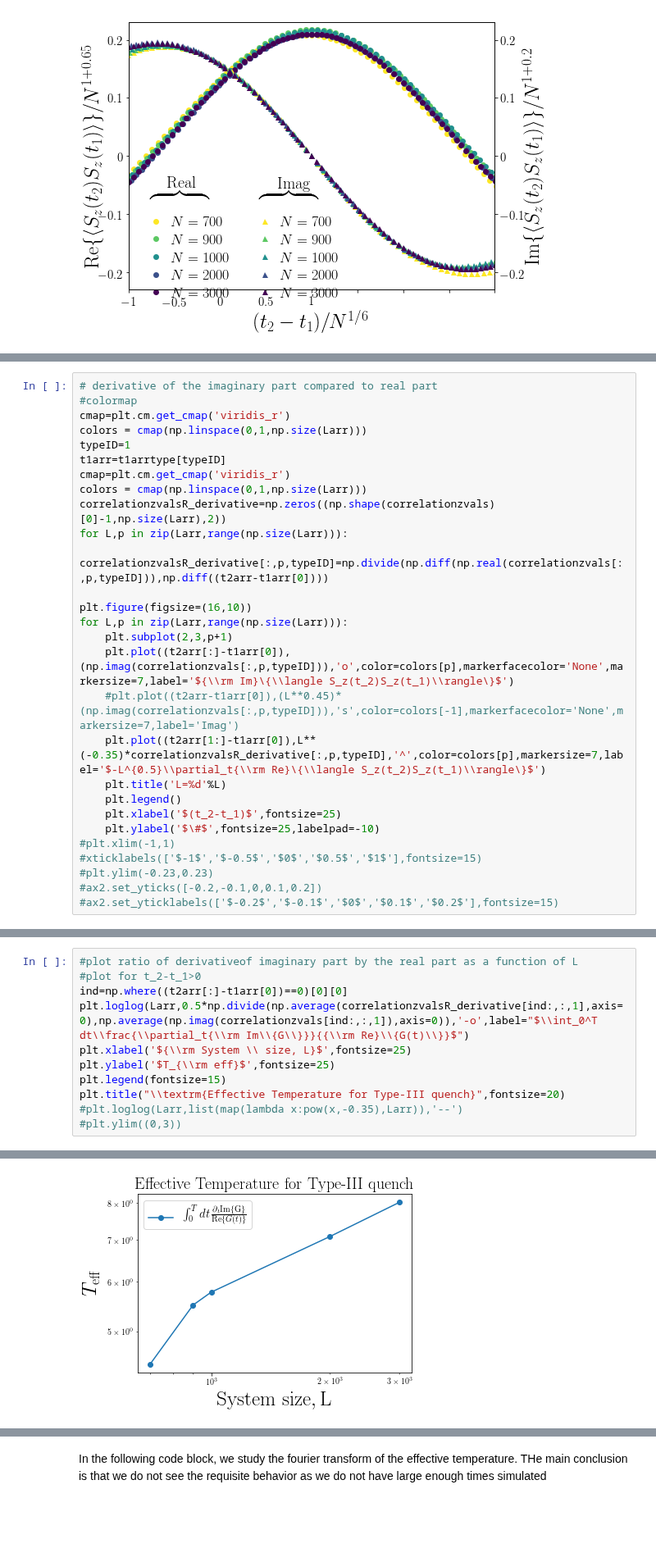
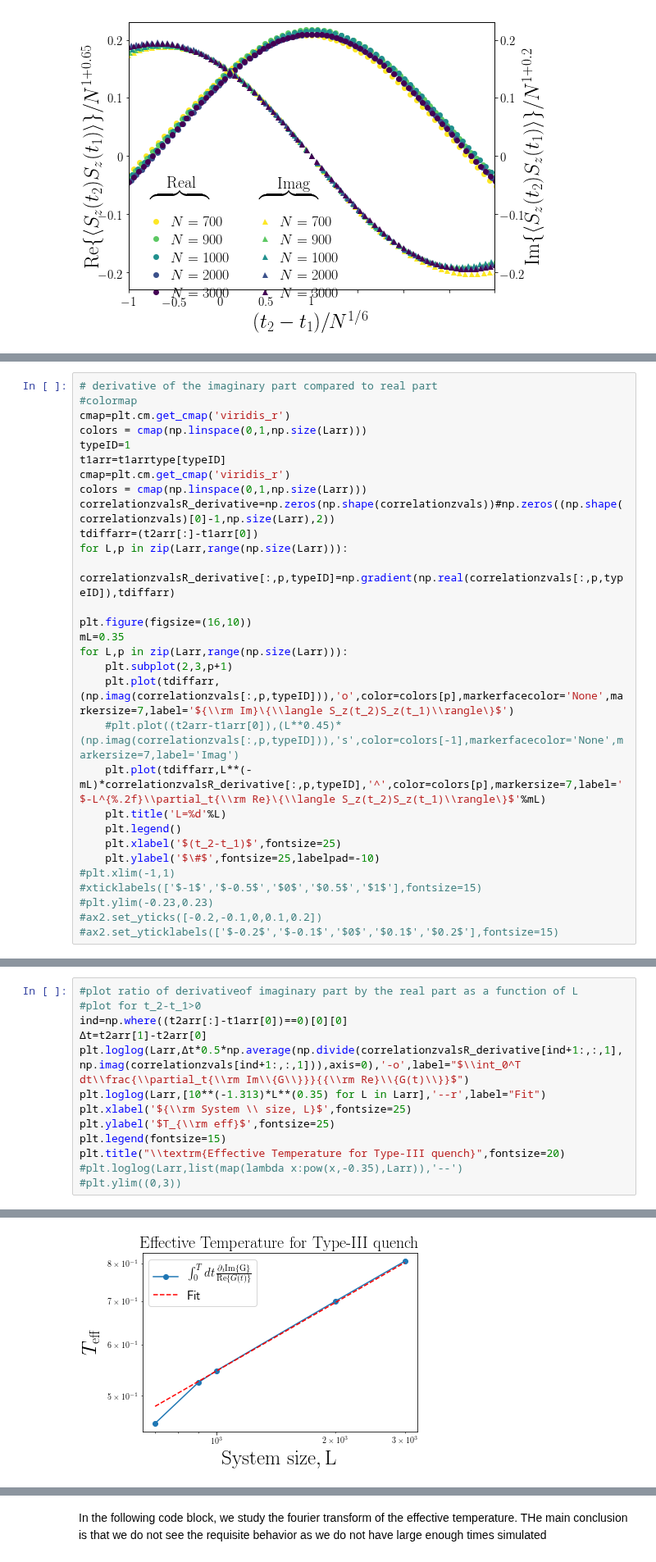
Before and after one commit to paraj003/LMG_quench, a Jupyter notebook: LMG_sim.ipynb, the cells around one changed output, grey strips where cells are left out. Shown at 82% size. Drawn from its saved outputs; the diff is of its cells as text; blank space fills up the shorter version.

```diff
--- a/LMG_sim.ipynb
+++ b/LMG_sim.ipynb
@@ -2116,16 +2121,18 @@ typeID=1
 t1arr=t1arrtype[typeID]
 cmap=plt.cm.get_cmap('viridis_r')
 colors = cmap(np.linspace(0,1,np.size(Larr)))
-correlationzvalsR_derivative=np.zeros((np.shape(correlationzvals)[0]-1,np.size(Larr),2))
+correlationzvalsR_derivative=np.zeros(np.shape(correlationzvals))#np.zeros((np.shape(correlationzvals)[0]-1,np.size(Larr),2))
+tdiffarr=(t2arr[:]-t1arr[0])
 for L,p in zip(Larr,range(np.size(Larr))):
-    correlationzvalsR_derivative[:,p,typeID]=np.divide(np.diff(np.real(correlationzvals[:,p,typeID])),np.diff((t2arr-t1arr[0])))
+    correlationzvalsR_derivative[:,p,typeID]=np.gradient(np.real(correlationzvals[:,p,typeID]),tdiffarr)
 
 plt.figure(figsize=(16,10))
+mL=0.35
 for L,p in zip(Larr,range(np.size(Larr))):
     plt.subplot(2,3,p+1)
-    plt.plot((t2arr[:]-t1arr[0]),(np.imag(correlationzvals[:,p,typeID])),'o',color=colors[p],markerfacecolor='None',markersize=7,label='${\\rm Im}\{\\langle S_z(t_2)S_z(t_1)\\rangle\}$')
+    plt.plot(tdiffarr,(np.imag(correlationzvals[:,p,typeID])),'o',color=colors[p],markerfacecolor='None',markersize=7,label='${\\rm Im}\{\\langle S_z(t_2)S_z(t_1)\\rangle\}$')
     #plt.plot((t2arr-t1arr[0]),(L**0.45)*(np.imag(correlationzvals[:,p,typeID])),'s',color=colors[-1],markerfacecolor='None',markersize=7,label='Imag')
-    plt.plot((t2arr[1:]-t1arr[0]),L**(-0.35)*correlationzvalsR_derivative[:,p,typeID],'^',color=colors[p],markersize=7,label='$-L^{0.5}\\partial_t{\\rm Re}\{\\langle S_z(t_2)S_z(t_1)\\rangle\}$')
+    plt.plot(tdiffarr,L**(-mL)*correlationzvalsR_derivative[:,p,typeID],'^',color=colors[p],markersize=7,label='$-L^{%.2f}\\partial_t{\\rm Re}\{\\langle S_z(t_2)S_z(t_1)\\rangle\}$'%mL)
     plt.title('L=%d'%L)
     plt.legend()
     plt.xlabel('$(t_2-t_1)$',fontsize=25)
@@ -2154,14 +2153,16 @@ where, $T$ is chosen appropriately. We integrate the region for $t_2-t_1=t>0$.
 # %%
 #plot ratio of derivativeof imaginary part by the real part as a function of L
 #plot for t_2-t_1>0
 ind=np.where((t2arr[:]-t1arr[0])==0)[0][0]
-plt.loglog(Larr,0.5*np.divide(np.average(correlationzvalsR_derivative[ind:,:,1],axis=0),np.average(np.imag(correlationzvals[ind:,:,1]),axis=0)),'-o',label="$\\int_0^T dt\\frac{\\partial_t{\\rm Im\\{G\\}}}{{\\rm Re}\\{G(t)\\}}$")
+Δt=t2arr[1]-t2arr[0]
+plt.loglog(Larr,Δt*0.5*np.average(np.divide(correlationzvalsR_derivative[ind+1:,:,1],np.imag(correlationzvals[ind+1:,:,1])),axis=0),'-o',label="$\\int_0^T dt\\frac{\\partial_t{\\rm Im\\{G\\}}}{{\\rm Re}\\{G(t)\\}}$")
+plt.loglog(Larr,[10**(-1.313)*L**(0.35) for L in Larr],'--r',label="Fit")
 plt.xlabel('${\\rm System \\ size, L}$',fontsize=25)
 plt.ylabel('$T_{\\rm eff}$',fontsize=25)
 plt.legend(fontsize=15)
 plt.title("\\textrm{Effective Temperature for Type-III quench}",fontsize=20)
 #plt.loglog(Larr,list(map(lambda x:pow(x,-0.35),Larr)),'--')
 #plt.ylim((0,3))
 # %% [output]
 Text(0.5, 1.0, '\\textrm{Effective Temperature for Type-III quench}')
-[figure, old version]
+[figure, new version]
```
Also changed, not shown: parts of 19 cells of this notebook.
